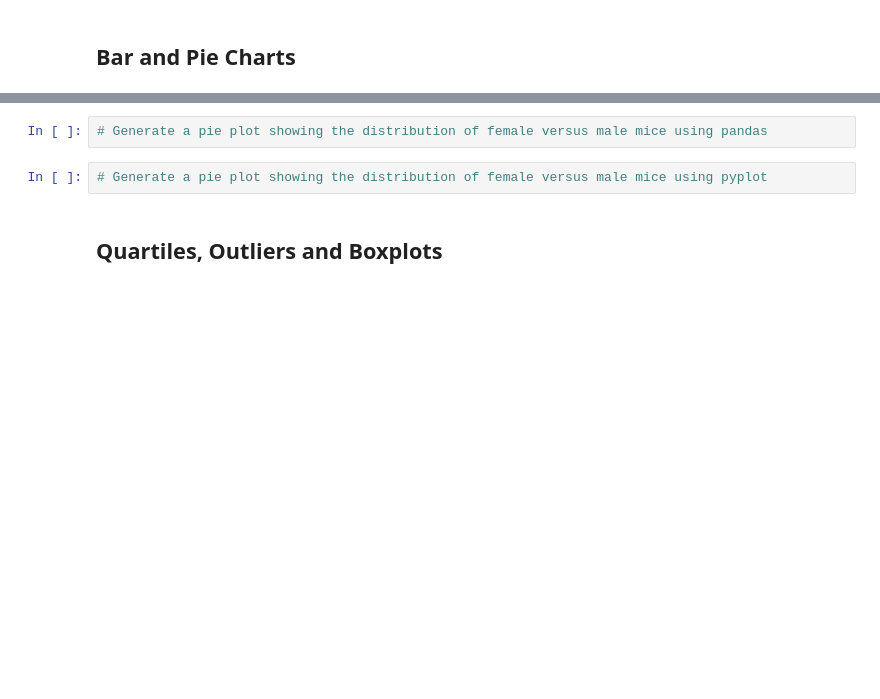
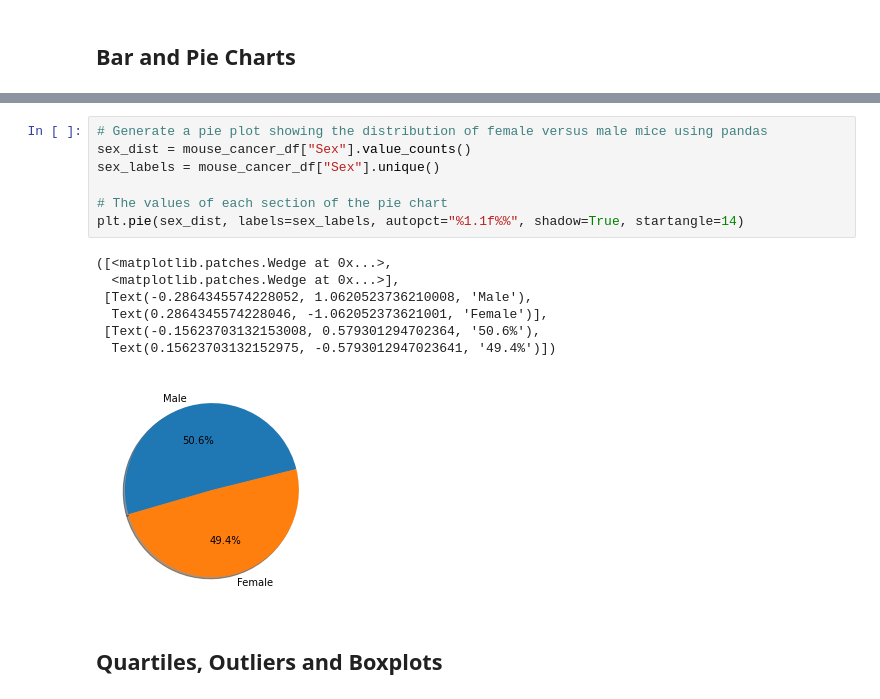
Before and after one commit to mchua004/matplotlib-challenge, a Jupyter notebook: pymaceuticals_starter.ipynb, the cells around one changed output, grey strips where cells are left out. Drawn from its saved outputs; the diff is of its cells as text; blank space fills up the shorter version.

```diff
--- a/pymaceuticals_starter.ipynb
+++ b/pymaceuticals_starter.ipynb
@@ -117,7 +198,18 @@ total_num_of_mice
 # %%
 # Generate a pie plot showing the distribution of female versus male mice using pandas
+sex_dist = mouse_cancer_df["Sex"].value_counts()
+sex_labels = mouse_cancer_df["Sex"].unique()
+
+# The values of each section of the pie chart
+plt.pie(sex_dist, labels=sex_labels, autopct="%1.1f%%", shadow=True, startangle=14)
+# %% [output]
+([<matplotlib.patches.Wedge at 0x...>,
+  <matplotlib.patches.Wedge at 0x...>],
+ [Text(-0.2864345574228052, 1.0620523736210008, 'Male'),
+  Text(0.2864345574228046, -1.062052373621001, 'Female')],
+ [Text(-0.15623703132153008, 0.579301294702364, '50.6%'),
+  Text(0.15623703132152975, -0.5793012947023641, '49.4%')])
+[figure, added]
-# %%
-# Generate a pie plot showing the distribution of female versus male mice using pyplot
 # %% [markdown]
 ## Quartiles, Outliers and Boxplots
 # %%
```
Also changed, not shown: parts of 17 cells of this notebook.
